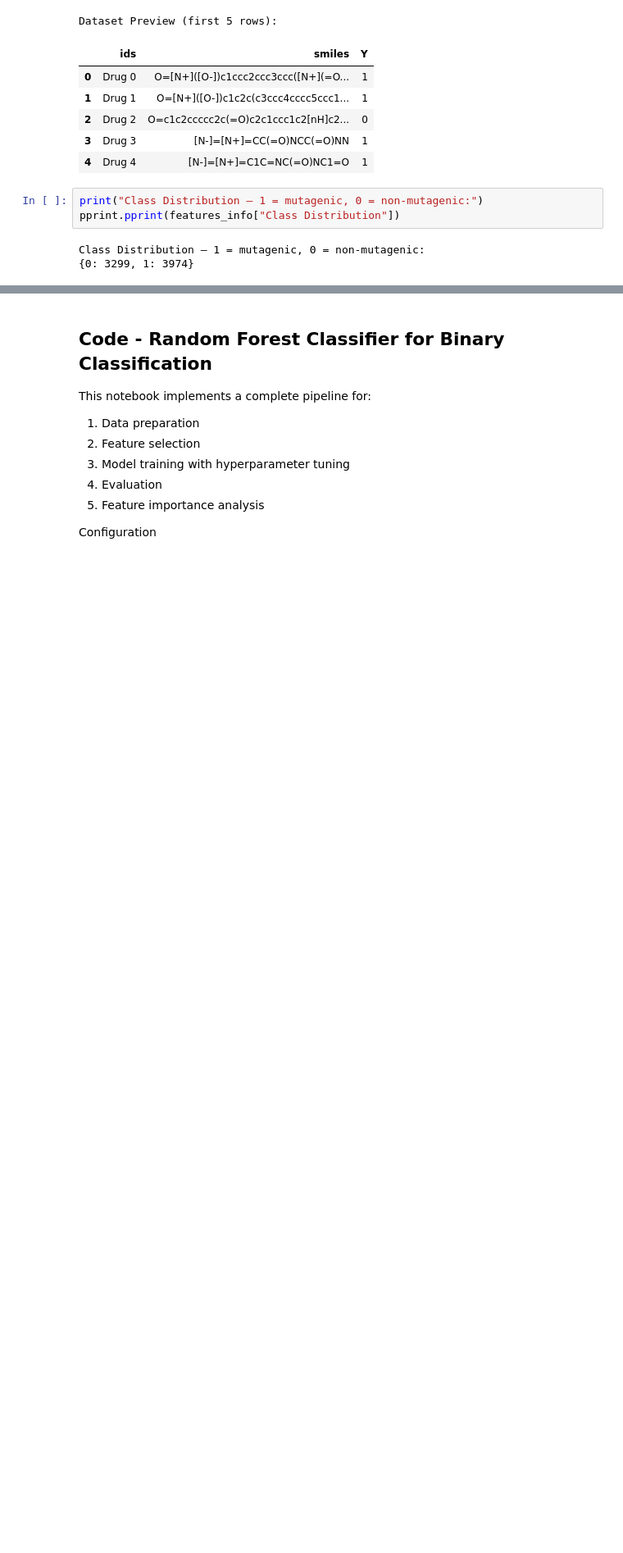
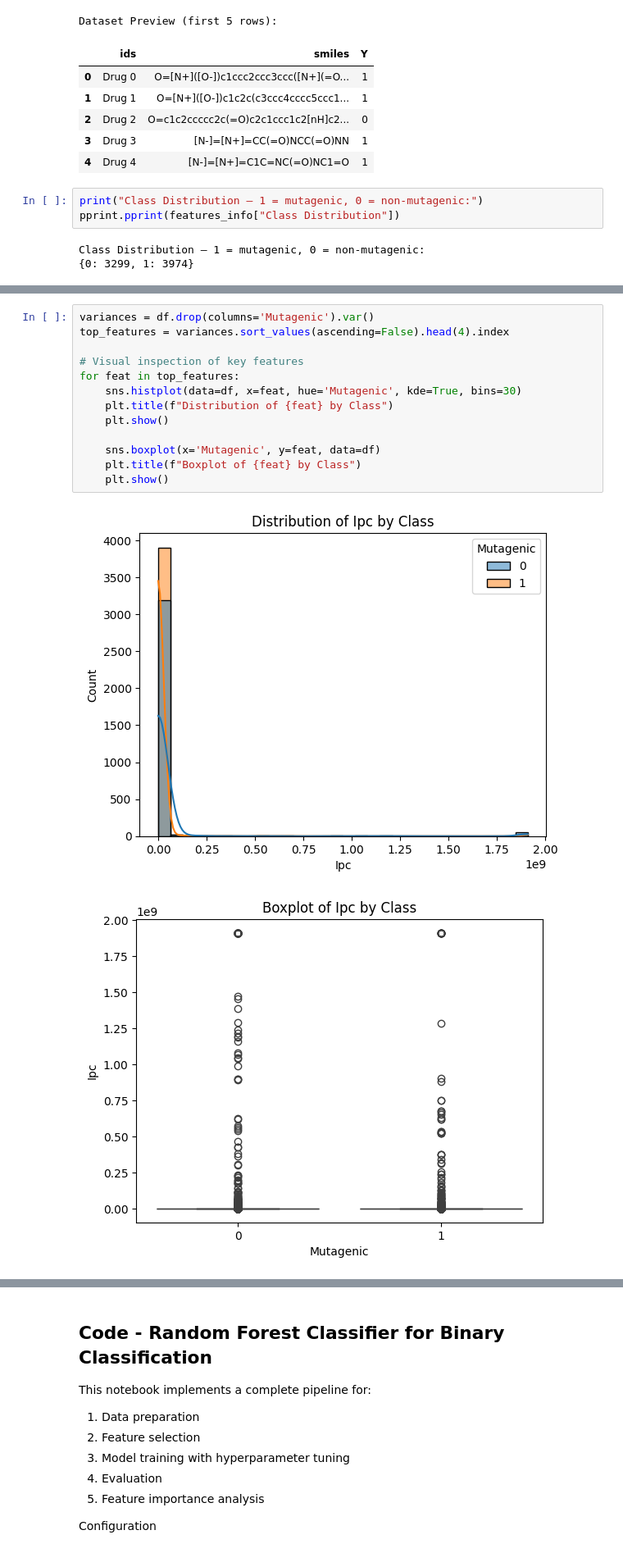
Before and after one commit to arog-bioinfo/ECDB_Project, a Jupyter notebook: trabalho_py/relatorio_grupo1_Artur.ipynb, the cells around one changed output, grey strips where cells are left out. Shown at 82% size. Saved outputs shown, nothing was run; the diff lists cells and outputs as text; blank space fills up the shorter version.

```diff
--- a/trabalho_py/relatorio_grupo1_Artur.ipynb
+++ b/trabalho_py/relatorio_grupo1_Artur.ipynb
@@ -211,0 +361,16 @@ Together, these datasets form a complete and clean structure for building superv
+# %%
+variances = df.drop(columns='Mutagenic').var()
+top_features = variances.sort_values(ascending=False).head(4).index
+
+# Visual inspection of key features
+for feat in top_features:
+    sns.histplot(data=df, x=feat, hue='Mutagenic', kde=True, bins=30)
+    plt.title(f"Distribution of {feat} by Class")
+    plt.show()
+
+    sns.boxplot(x='Mutagenic', y=feat, data=df)
+    plt.title(f"Boxplot of {feat} by Class")
+    plt.show()
+# %% [output]
+[figure, added]
+[figure, added]
```
Also changed, not shown: parts of 48 cells of this notebook.
